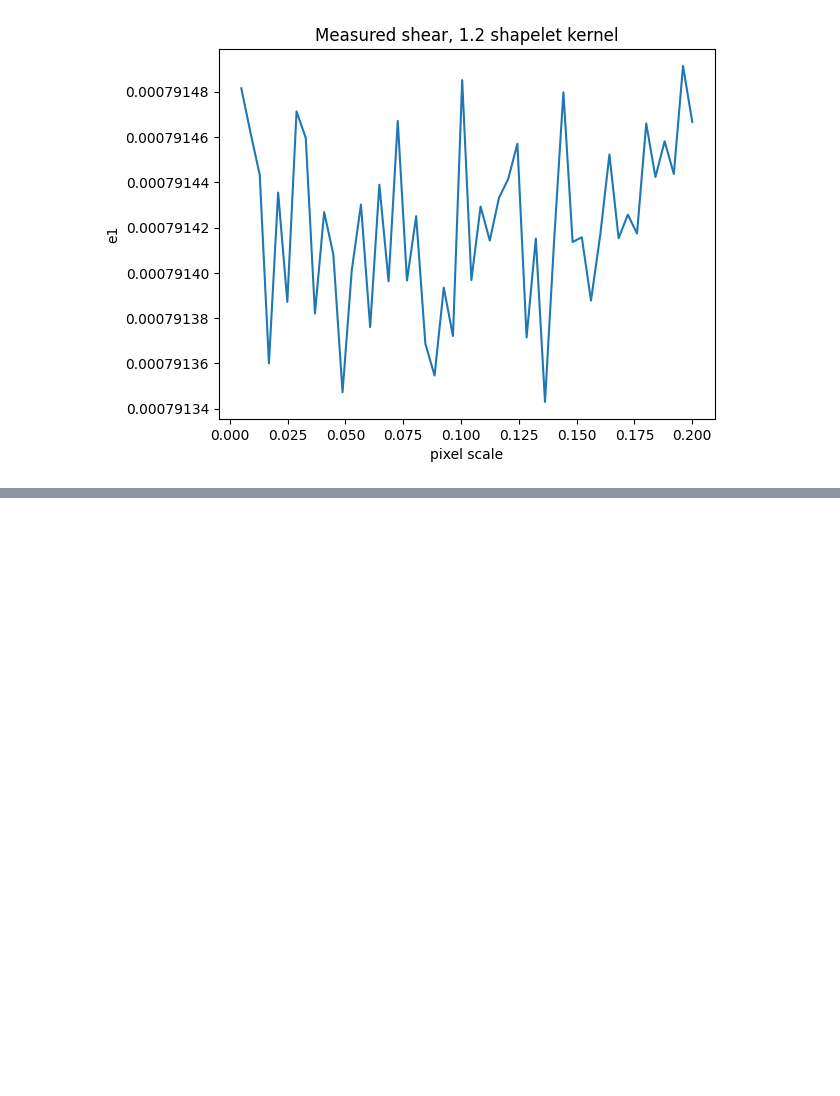
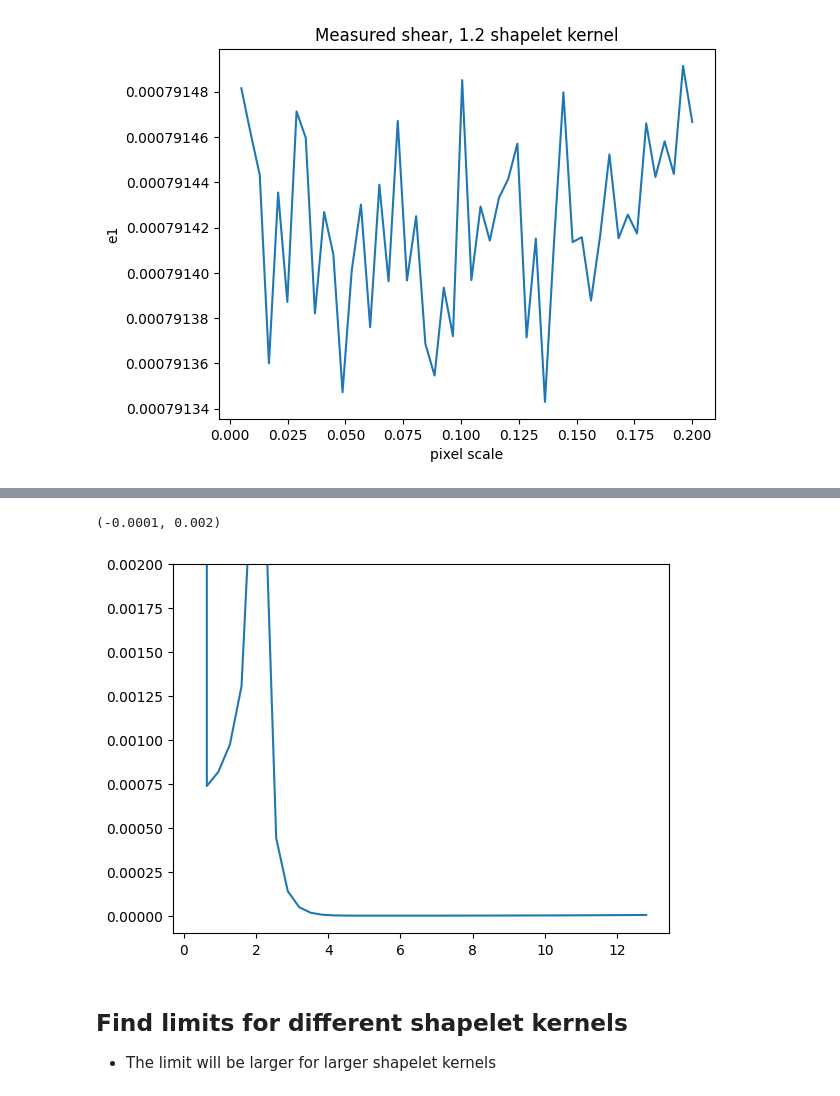
Before and after one commit to CMacM/BATSim, a Jupyter notebook: notebooks/validation/radial_IA_validation.ipynb, the cells around one changed output, grey strips where cells are left out. Saved outputs shown, nothing was run; the diff lists cells and outputs as text; code cells hidden in the pictures; blank space fills up the shorter version.

```diff
--- a/notebooks/validation/radial_IA_validation.ipynb
+++ b/notebooks/validation/radial_IA_validation.ipynb
@@ -440,0 +436,42 @@ Text(0.5, 1.0, 'Measured shear, 1.2 shapelet kernel')
+# %%
+def test_relative_size(factor):
+
+    # fix galaxy size relative to stamp by adding more pixels
+    # nn should be 8.533... times large than galaxy
+    nn = 64
+    scale = 0.01 * factor
+
+    # apply lensing shear to galaxy
+    stamp = Stamp(nn=nn, scale=scale, centering='fpfs')
+
+    ia = IaTransform(beta=0, center=[0,0], scale=scale, hlr=hlr)
+    stamp.transform_grids(ia)
+
+    # get galaxy array from stamp object
+    gal_array = stamp.sample_galaxy(sersic_gal)
+
+    # define PSF
+    psf_array = np.zeros(stamp.shape)
+    psf_array[nn // 2, nn // 2] = 1
+
+    fpTask = fpfs.image.measure_source(psf_array, pix_scale = scale, sigma_arcsec=1.2)
+    mms = fpTask.measure(gal_array, coords)
+    mms = fpTask.get_results(mms)
+    ells = fpfs.catalog.fpfs_m2e(mms,const=2000)
+    resp = np.average(ells['fpfs_R1E'])
+    outer_shear = np.average(ells['fpfs_e1'])/resp
+
+    size_ratio = (nn/2 * scale) / hlr
+    bias = abs(outer_shear - AIA_fid)
+    print(bias, size_ratio)
+    return size_ratio, bias
+# %%
+factors = np.linspace(1,40,40)
+
+size_ratios = []
+biases = []
+for factor in factors:
+
+    size_ratio, bias = test_relative_size(factor)
+    size_ratios.append(size_ratio)
+    biases.append(bias)
@@ -440,0 +507,9 @@ Text(0.5, 1.0, 'Measured shear, 1.2 shapelet kernel')
+# %%
+plt.plot(size_ratios, biases)
+plt.ylim([-1e-4,0.002])
+# %% [output]
+(-0.0001, 0.002)
+[figure, added]
+# %% [markdown]
+## Find limits for different shapelet kernels
+- The limit will be larger for larger shapelet kernels
```
Also changed, not shown: parts of 12 cells of this notebook, 3 other files.
